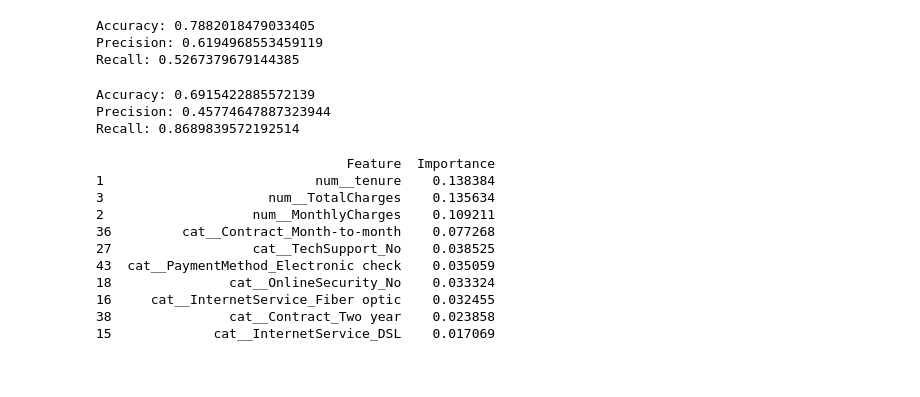
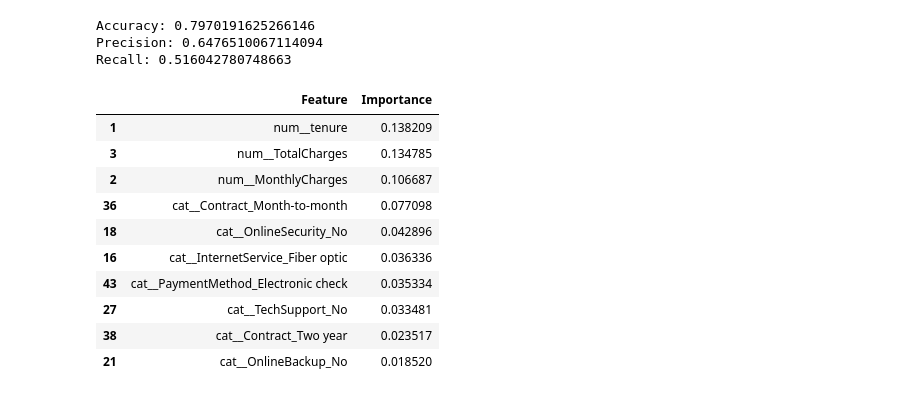
Before and after one commit to omkarbhube/customer-churn-prediction, a Jupyter notebook: prediction.ipynb, the cells around one changed output. Drawn from its saved outputs; the diff is of its cells as text; code cells hidden in the pictures.

```diff
--- a/prediction.ipynb
+++ b/prediction.ipynb
@@ -104,3 +122,6 @@ Name: Churn, Length: 72, dtype: float64
 # %%
-mm = df.groupby("Churn")["MonthlyCharges"].mean()
-print(mm)
+lr_model = LogisticRegression()
+
+lr_model.fit(X_train_processed, y_train)
+
+lr_pred = lr_model.predict(X_test_processed)
@@ -183,8 +175,4 @@ print(X_test_processed.shape)
 # %%
-from sklearn.linear_model import LogisticRegression
-
-model = LogisticRegression()
-
-model.fit(X_train_processed, y_train)
-
-y_pred = model.predict(X_test_processed)
+print("Accuracy:", accuracy_score(y_test, tree_pred))
+print("Precision:", precision_score(y_test, tree_pred))
+print("Recall:", recall_score(y_test, tree_pred))
@@ -291,42 +231,35 @@ Test: 0.7882018479033405
 # %%
-rf_pred = rf.predict(X_test_processed)
+best_rf = grid.best_estimator_
+
+rf_pred = best_rf.predict(X_test_processed)
 print("Accuracy:", accuracy_score(y_test, rf_pred))
 print("Precision:", precision_score(y_test, rf_pred))
 print("Recall:", recall_score(y_test, rf_pred))
 # %% [output]
-Accuracy: 0.7882018479033405
-Precision: 0.6194968553459119
-Recall: 0.5267379679144385
+Accuracy: 0.7970191625266146
+Precision: 0.6476510067114094
+Recall: 0.516042780748663
 # %%
-y_prob = model.predict_proba(X_test_processed)[:,1]
-y_pred_03 = (y_prob >= 0.2).astype(int)
-print("Accuracy:", accuracy_score(y_test, y_pred_03))
-print("Precision:", precision_score(y_test, y_pred_03))
-print("Recall:", recall_score(y_test, y_pred_03))
+importance_df = pd.DataFrame({
+    "Feature": preprocessor.get_feature_names_out(),
+    "Importance": best_rf.feature_importances_
+})
+
+importance_df = importance_df.sort_values(
+    by="Importance",
+    ascending=False
+)
+
+importance_df.head(10)
 # %% [output]
-Accuracy: 0.6915422885572139
-Precision: 0.45774647887323944
-Recall: 0.8689839572192514
+|  | Feature | Importance |
+| 1 | num__tenure | 0.138209 |
+| 3 | num__TotalCharges | 0.134785 |
+| 2 | num__MonthlyCharges | 0.106687 |
+| 36 | cat__Contract_Month-to-month | 0.077098 |
+| 18 | cat__OnlineSecurity_No | 0.042896 |
+| 16 | cat__InternetService_Fiber optic | 0.036336 |
+| 43 | cat__PaymentMethod_Electronic check | 0.035334 |
+| 27 | cat__TechSupport_No | 0.033481 |
+| 38 | cat__Contract_Two year | 0.023517 |
+| 21 | cat__OnlineBackup_No | 0.018520 |
-# %%
-importance_df = pd.DataFrame({
-    "Feature": preprocessor.get_feature_names_out(),
-    "Importance": rf.feature_importances_
-})
-importance_df = importance_df.sort_values(
-    by="Importance",
-    ascending=False
-)
-
-print(importance_df.head(10))
-# %% [output]
-                                Feature  Importance
-1                           num__tenure    0.138384
-3                     num__TotalCharges    0.135634
-2                   num__MonthlyCharges    0.109211
-36         cat__Contract_Month-to-month    0.077268
-27                  cat__TechSupport_No    0.038525
-43  cat__PaymentMethod_Electronic check    0.035059
-18               cat__OnlineSecurity_No    0.033324
-16     cat__InternetService_Fiber optic    0.032455
-38               cat__Contract_Two year    0.023858
-15             cat__InternetService_DSL    0.017069
```
Also changed, not shown: parts of 26 cells of this notebook.
